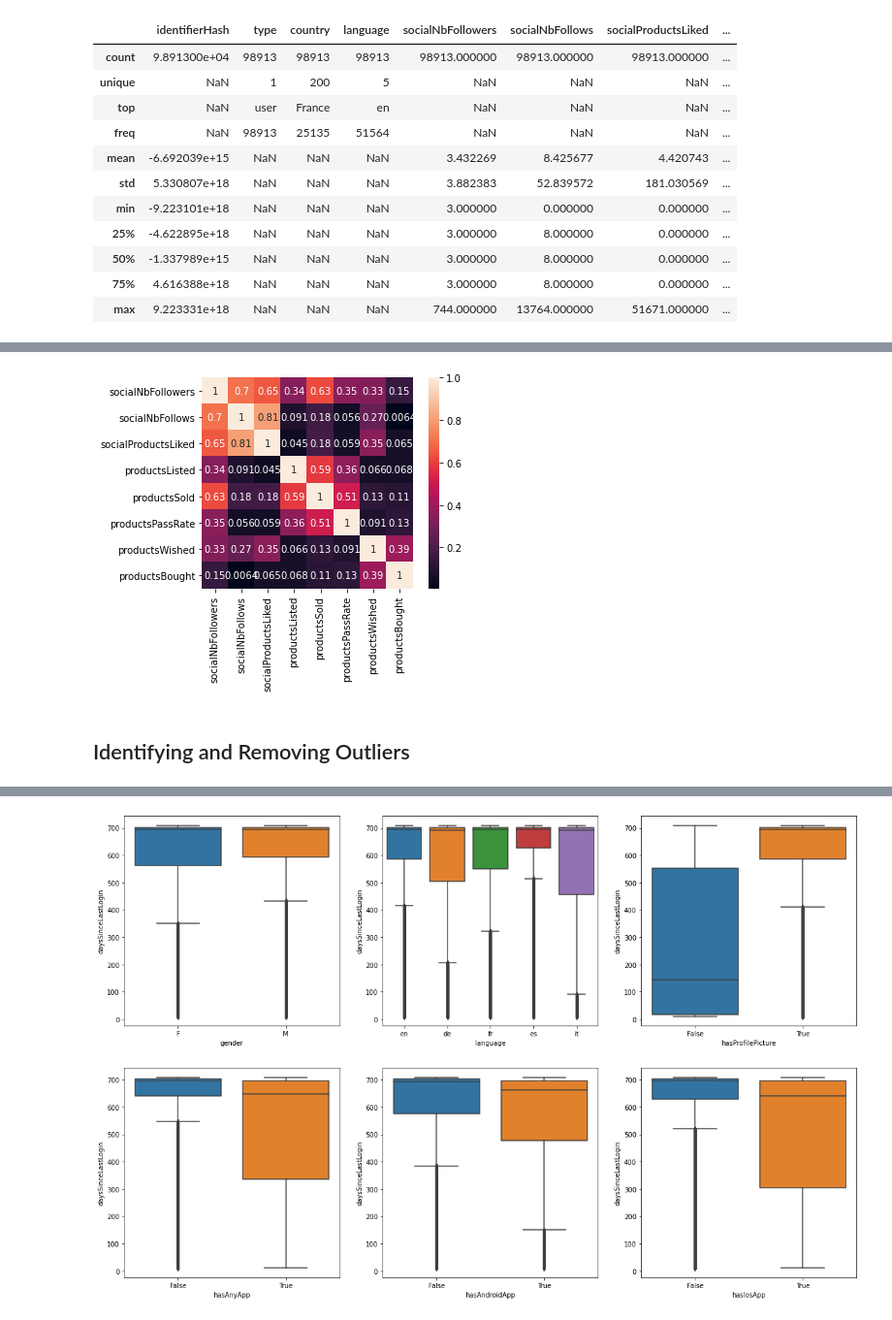
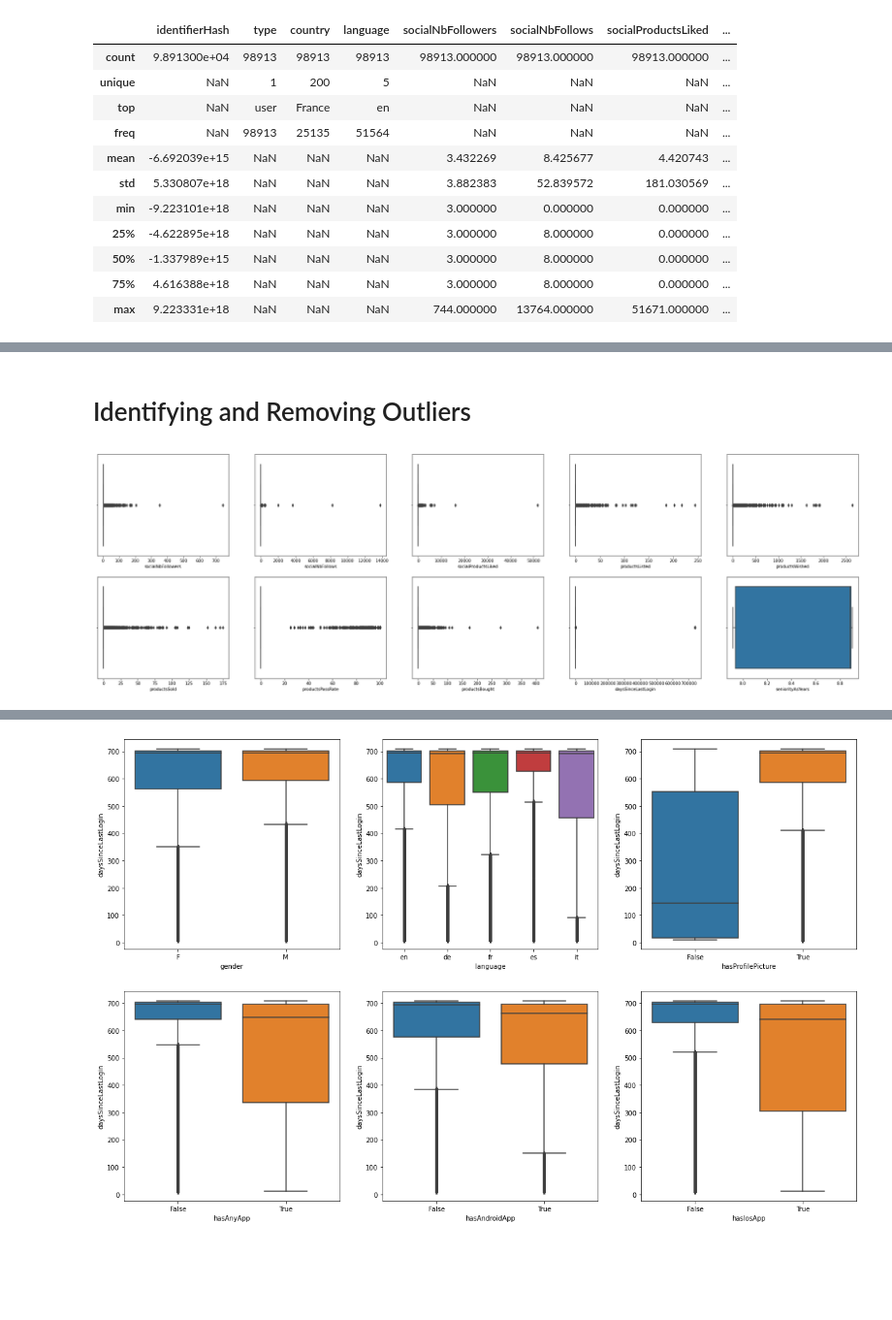
Before and after one commit to mattlim96/getharley-challenge, a Jupyter notebook: solution.ipynb, the cells around one changed output, grey strips where cells are left out. Shown at 97% size. Cells and saved outputs as stored; diff of their text form; code cells hidden in the pictures; blank space fills up the shorter version.

```diff
--- a/solution.ipynb
+++ b/solution.ipynb
@@ -107,10 +89,38 @@ plt.show()
-# %%
-corr = df[['socialNbFollowers','socialNbFollows','socialProductsLiked','productsListed','productsSold','productsPassRate',
-           'productsWished','productsBought']].corr()
-sns.heatmap(corr, annot=True, square=True)
-plt.yticks(rotation=0)
-plt.show()
-# %% [output]
-[figure, removed]
 # %% [markdown]
-## Identifying and Removing Outliers
+# Identifying and Removing Outliers
+# %%
+FIG = plt.figure(figsize=(33, 10))
+
+FIG.add_subplot(251)
+sns.boxplot(x='socialNbFollowers', data=df)
+
+FIG.add_subplot(252)
+sns.boxplot(x='socialNbFollows', data=df)
+
+FIG.add_subplot(253)
+sns.boxplot(x='socialProductsLiked', data=df)
+
+FIG.add_subplot(254)
+sns.boxplot(x='productsListed', data=df)
+
+FIG.add_subplot(255)
+sns.boxplot(x='productsWished', data=df)
+
+FIG.add_subplot(256)
+sns.boxplot(x='productsSold', data=df)
+
+FIG.add_subplot(257)
+sns.boxplot(x='productsPassRate', data=df)
+
+FIG.add_subplot(258)
+sns.boxplot(x='productsBought', data=df)
+
+FIG.add_subplot(259)
+sns.boxplot(x='daysSinceLastLogin', data=df)
+
+FIG.add_subplot(2,5,10)
+sns.boxplot(x='seniorityAsYears', data=df)
+
+plt.show()
+# %% [output]
+[figure, added]
```
Also changed, not shown: parts of 15 cells of this notebook.
